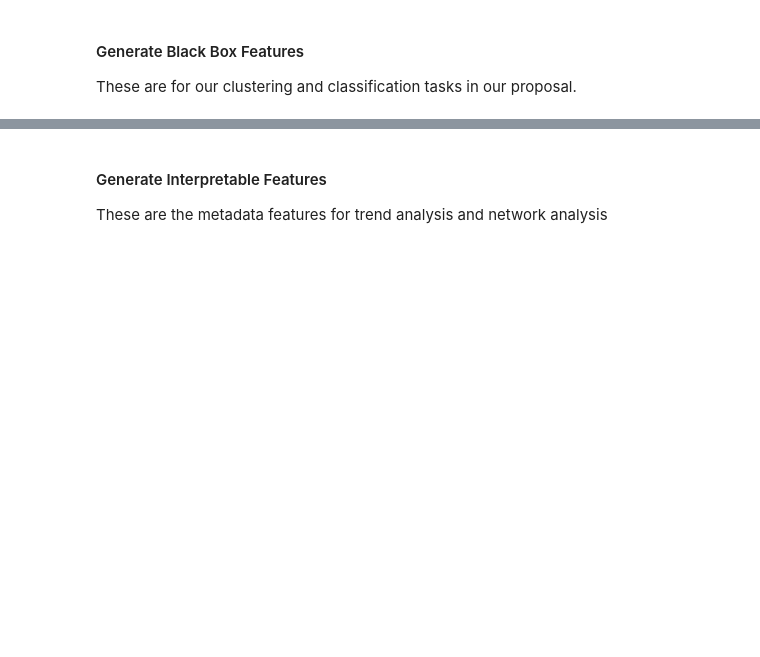
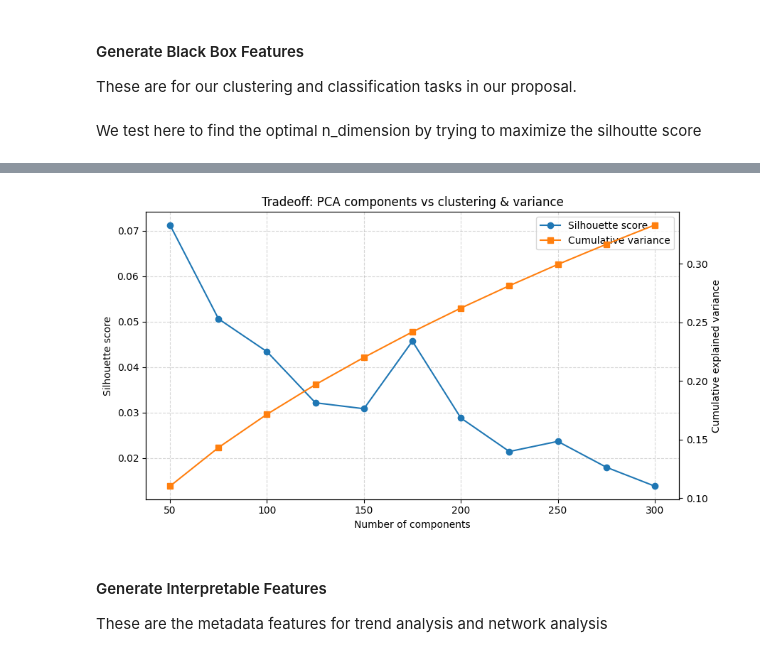
Before and after one commit to diamondoladeji/data-science-project, a Jupyter notebook: project.ipynb, the cells around one changed output, grey strips where cells are left out. Saved outputs shown, nothing was run; the diff lists cells and outputs as text; code cells hidden in the pictures; blank space fills up the shorter version.

```diff
--- a/project.ipynb
+++ b/project.ipynb
@@ -144,3 +144,5 @@ Sampled Shape: (14852, 9)
 # %% [markdown]
 #### Generate Black Box Features
 These are for our clustering and classification tasks in our proposal.
+# %% [markdown]
+We test here to find the optimal n_dimension by trying to maximize the silhoutte score
@@ -146,0 +159,70 @@ These are for our clustering and classification tasks in our proposal.
+# %%
+import numpy as np
+from sklearn.decomposition import TruncatedSVD
+from sklearn.cluster import KMeans
+from sklearn.metrics import silhouette_score
+import pandas as pd
+import matplotlib.pyplot as plt
+
+
+components_to_test = [50, 75, 100, 125, 150, 175, 200, 225, 250, 275, 300]
+n_clusters = 10
+max_sil_samples = 5000   # subsample for silhouette to keep it fast
+
+results = []
+
+for n_comp in components_to_test:
+    print(f"\n=== Testing {n_comp} components ===")
+
+    svd = TruncatedSVD(n_components=n_comp, random_state=42)
+    X_red = svd.fit_transform(X_tfidf)
+
+    cum_var = svd.explained_variance_ratio_.sum()
+    print(f"Cumulative explained variance: {cum_var:.4f}")
+
+    # K-means on reduced data
+    km = KMeans(n_clusters=n_clusters, n_init=10, random_state=42)
+    labels = km.fit_predict(X_red)
+
+    # Subsample for silhouette (it’s O(n^2))
+    if X_red.shape[0] > max_sil_samples:
+        idx = np.random.choice(X_red.shape[0], max_sil_samples, replace=False)
+        sil = silhouette_score(X_red[idx], labels[idx])
+    else:
+        sil = silhouette_score(X_red, labels)
+
+    print(f"Silhouette score: {sil:.4f}")
+
+    results.append({
+        "n_components": n_comp,
+        "cum_explained_var": cum_var,
+        "silhouette": sil
+    })
+
+results_df = pd.DataFrame(results)
+display(results_df)
+
+# plot the tradeoff
+fig, ax1 = plt.subplots(figsize=(9,5))
+
+ax1.plot(results_df["n_components"], results_df["silhouette"],
+         marker="o", label="Silhouette score")
+ax1.set_xlabel("Number of components")
+ax1.set_ylabel("Silhouette score")
+ax1.grid(True, linestyle="--", alpha=0.5)
+
+ax2 = ax1.twinx()
+ax2.plot(results_df["n_components"], results_df["cum_explained_var"],
+         marker="s", color="tab:orange", label="Cumulative variance")
+ax2.set_ylabel("Cumulative explained variance")
+
+# Combine legends
+lines, labels = ax1.get_legend_handles_labels()
+lines2, labels2 = ax2.get_legend_handles_labels()
+ax1.legend(lines + lines2, labels + labels2, loc="best")
+
+plt.title("Tradeoff: PCA components vs clustering & variance")
+plt.tight_layout()
+plt.savefig(f"{FIGURE_SAVE_PATH}/pca_ncomponent_tradeoff.png")
+plt.show()
+# %% [output]
@@ -147,2 +258,3 @@ These are for our clustering and classification tasks in our proposal.
+[figure, added]
 # %%
 # TF-IDF + PCA Feature Pipeline
```
Also changed, not shown: parts of 11 cells of this notebook, 13 other files.
